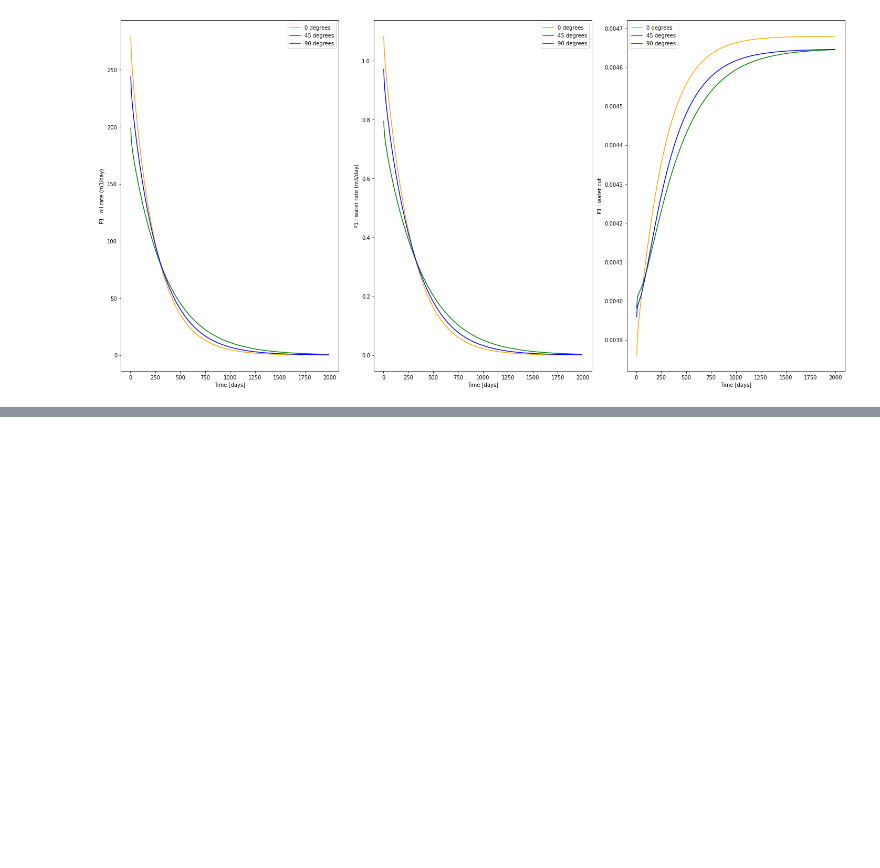
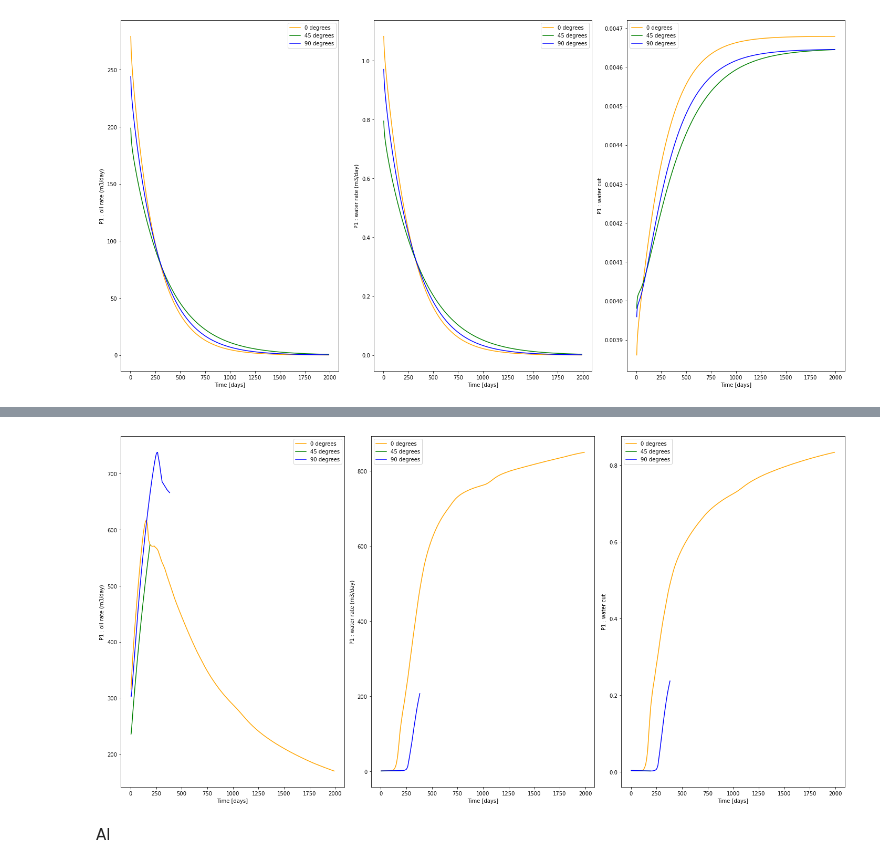
Before and after one commit to gabrielserrao/DA-DARTS-Naturally-Fractured-Reservoir, a Jupyter notebook: reference_models_waterflooding_depletion.ipynb, the cells around one changed output, grey strips where cells are left out. Drawn from its saved outputs; the diff is of its cells as text; code cells hidden in the pictures; blank space fills up the shorter version.

Commit message:
testing other well positions

```diff
--- a/reference_models_waterflooding_depletion.ipynb
+++ b/reference_models_waterflooding_depletion.ipynb
@@ -922,0 +1393,19 @@ plt.show()
+# %%
+mod = list()
+for i, angle in enumerate([0,45,90]):
+
+    angle_ref = angle #degress
+    NFractures = aperture_vec(angle_ref).shape[0]
+    frac_aper_het =  np.zeros(NFractures)
+    frac_aper_het = aperture_vec(angle_ref) #np.clip(np.random.normal(1e-3, 0.1*(1e-3), NFractures),0.0005,0.0015)
+    model_i =  ModelDA_depletion_mod(frac_aper =aperture_vec(angle_ref))
+    time_range = np.arange(0,2000, 10)+1
+
+    model_i.init()
+    # Specify some other time-related properties (NOTE: all time parameters are in [days])
+    model_i.params.max_ts = 1  # Adjust the maximum time-step as desired (this is overwriting the max_ts specified in model.py)
+    model_i.run(time_range[-1])
+    model_i.print_timers()
+    mod.append(pd.DataFrame.from_dict(model_i.physics.engine.time_data))
+    #writw m_true0 to vtk
+    write_vtf(model_i, angle_ref, f' depletion_model_mod{angle}')
@@ -922,0 +1430,33 @@ plt.show()
+# %%
+#creat a subplot of 'P1 : oil rate (m3/day)' , 'I1 : water rate (m3/day)' and 'P1 : liquid rate (m3/day)' for the three different angles
+fig, ax = plt.subplots(1, 3, figsize=(20, 10))
+ax[0].plot(mod[0]['time'][10:],-1*mod[0]['P1 : oil rate (m3/day)'][10:],color='orange', alpha=1)
+ax[0].plot(mod[1]['time'][10:],-1*mod[1]['P1 : oil rate (m3/day)'][10:],color='green', alpha=1)
+ax[0].plot(mod[2]['time'][10:],-1*mod[2]['P1 : oil rate (m3/day)'][10:],color='blue', alpha=1)
+ax[0].set_xlabel('Time [days]')
+ax[0].set_ylabel('P1 : oil rate (m3/day)')
+ax[0].legend(['0 degrees','45 degrees','90 degrees'])
+
+ax[1].plot(mod[0]['time'][10:],-1*mod[0]['P1 : water rate (m3/day)'][10:],color='orange', alpha=1)
+ax[1].plot(mod[1]['time'][10:],-1*mod[1]['P1 : water rate (m3/day)'][10:],color='green', alpha=1)
+ax[1].plot(mod[2]['time'][10:],-1*mod[2]['P1 : water rate (m3/day)'][10:],color='blue', alpha=1)
+ax[1].set_xlabel('Time [days]')
+ax[1].set_ylabel('P1 : water rate (m3/day)')
+ax[1].legend(['0 degrees','45 degrees','90 degrees'])
+
+
+ax[2].plot(mod[0]['time'][10:],mod[0]['P1 : water rate (m3/day)'][10:]/(mod[0]['P1 : liquid rate (m3/day)'][10:]),color='orange', alpha=1)
+ax[2].plot(mod[1]['time'][10:],mod[1]['P1 : water rate (m3/day)'][10:]/(mod[1]['P1 : liquid rate (m3/day)'][10:]),color='green', alpha=1)
+ax[2].plot(mod[2]['time'][10:],mod[2]['P1 : water rate (m3/day)'][10:]/(mod[2]['P1 : liquid rate (m3/day)'][10:]),color='blue', alpha=1)
+ax[2].set_xlabel('Time [days]')
+ax[2].set_ylabel('P1 : water cut')
+ax[2].legend(['0 degrees','45 degrees','90 degrees'])
+
+#ax[i].set_title(f'{l[i]['P1 : water rate (m3/day)'][10:].shape[0]} days for the model with {angle} degrees')
+
+plt.tight_layout()
+plt.show()
+# %% [output]
+[figure, added]
+# %% [markdown]
+Al
```
Also changed, not shown: parts of 8 cells of this notebook.
